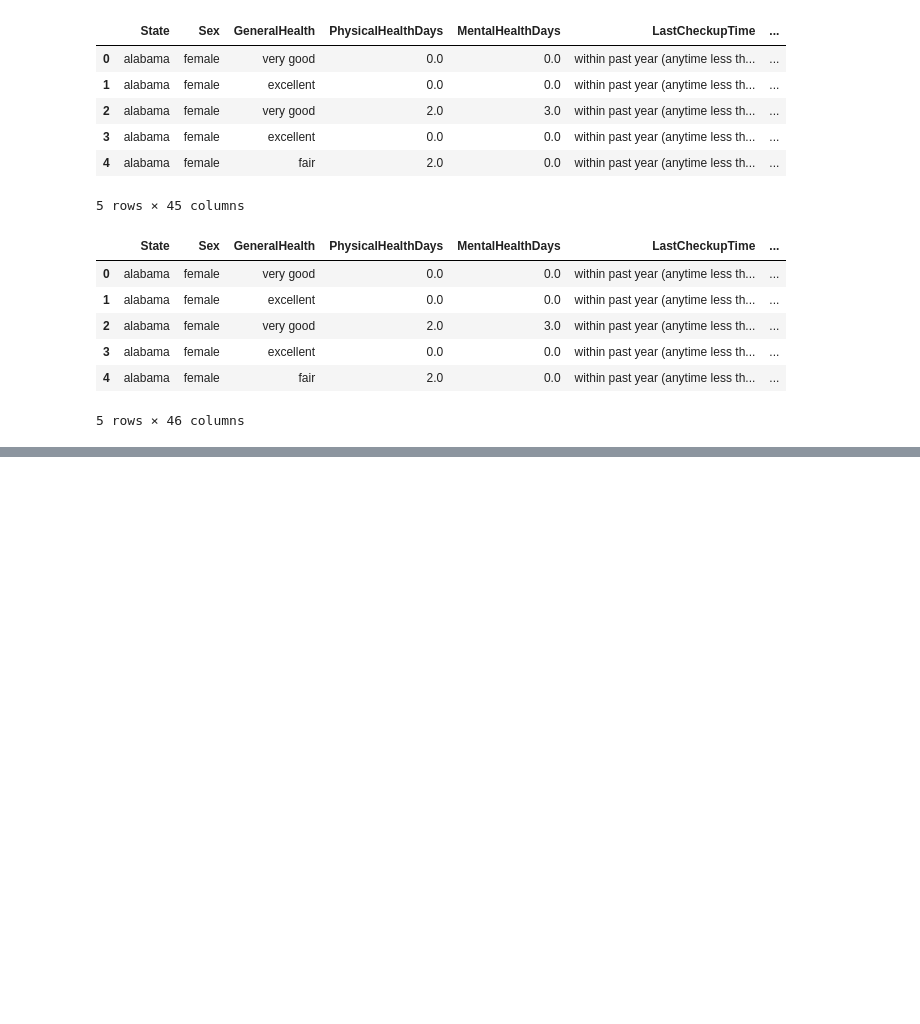
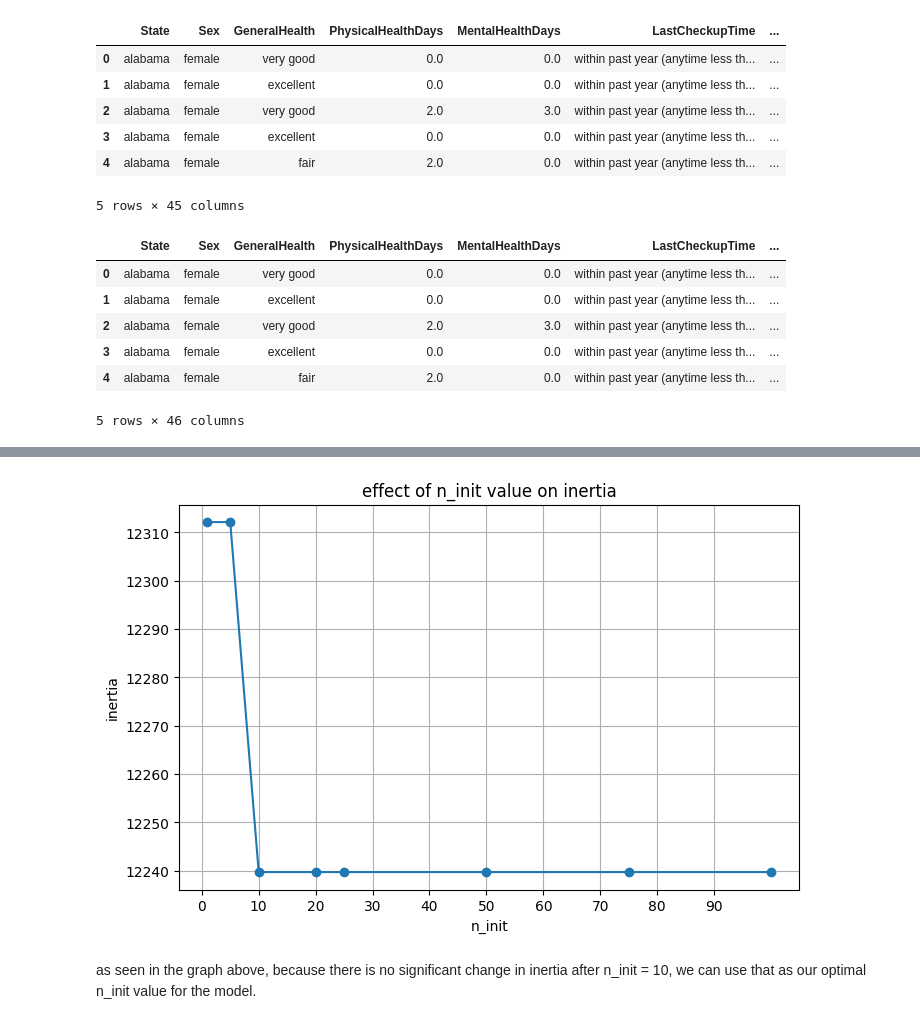
Before and after one commit to nikigurunathan/My-DAC-Curriculum, a Jupyter notebook: DAC_Internal_Project/Heart/Heart_MiniML_Model.ipynb, the cells around one changed output, grey strips where cells are left out. Drawn from its saved outputs; the diff is of its cells as text; code cells hidden in the pictures; blank space fills up the shorter version.

Commit message:
working on a mini version of the model to see if it works

```diff
--- a/DAC_Internal_Project/Heart/Heart_MiniML_Model.ipynb
+++ b/DAC_Internal_Project/Heart/Heart_MiniML_Model.ipynb
@@ -50,0 +72,35 @@ df.to_csv('UpdatedHeart_Copy.csv', index=False)
+# %%
+# this code gets the optimal 'n_init' value by measuring inertia across different 'n_init' values.
+# inertia is the sum of squared distances (SSD) from each data point to the nearest cluster center.
+
+# importing libraries
+import pandas as pd
+import numpy as np
+from sklearn.cluster import KMeans
+import matplotlib.pyplot as plt
+
+# read the dataset
+df = pd.read_csv('/Users/nikgurunathan/Desktop/My-DAC-Curriculum/DAC_Internal_Project/Heart/Heart_cleaned_copy.csv')
+data = df[['MiniRiskScore']]
+
+# testing different 'n_init' values
+n_init_values = [1, 5, 10, 20, 25, 50, 75, 100]
+inertia_values = []
+
+for n in n_init_values:
+    kmeans = KMeans(n_clusters=5, random_state=42, n_init=n).fit(data)
+    inertia_values.append(kmeans.inertia_)
+
+# plotting inertia vs 'n_init' values
+plt.figure(figsize=(8,5))
+plt.plot(n_init_values, inertia_values, marker='o')
+plt.xticks(np.arange(0,100,10))
+plt.xlabel("n_init")
+plt.ylabel("inertia")
+plt.title("effect of n_init value on inertia")
+plt.grid(True)
+plt.show()
+# %% [output]
+[figure, added]
+# %% [markdown]
+as seen in the graph above, because there is no significant change in inertia after n_init = 10, we can use that as our optimal n_init value for the model.
```
Also changed, not shown: parts of 7 cells of this notebook, 2 other files.
